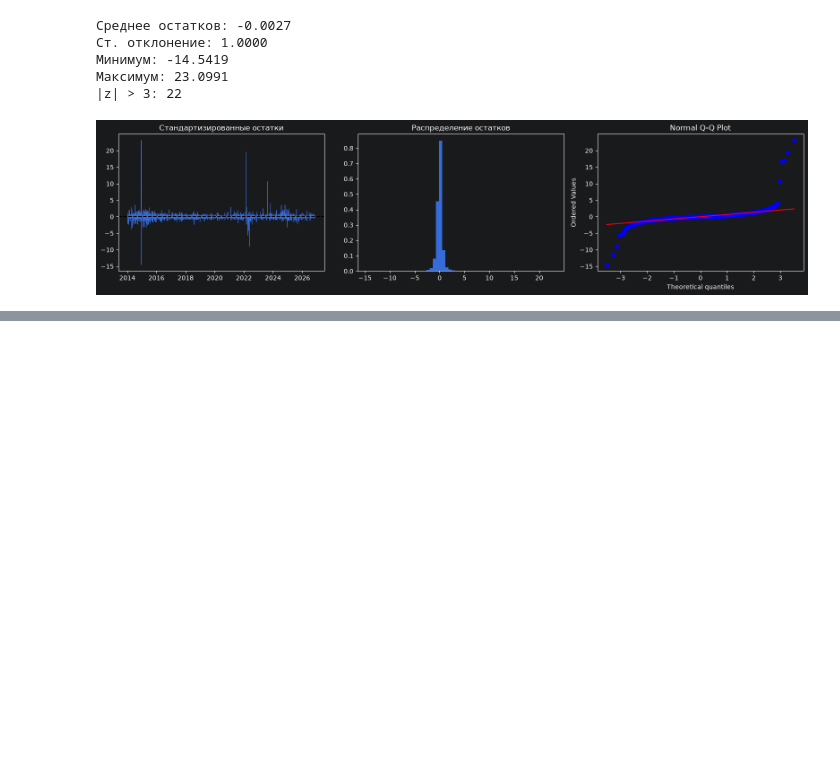
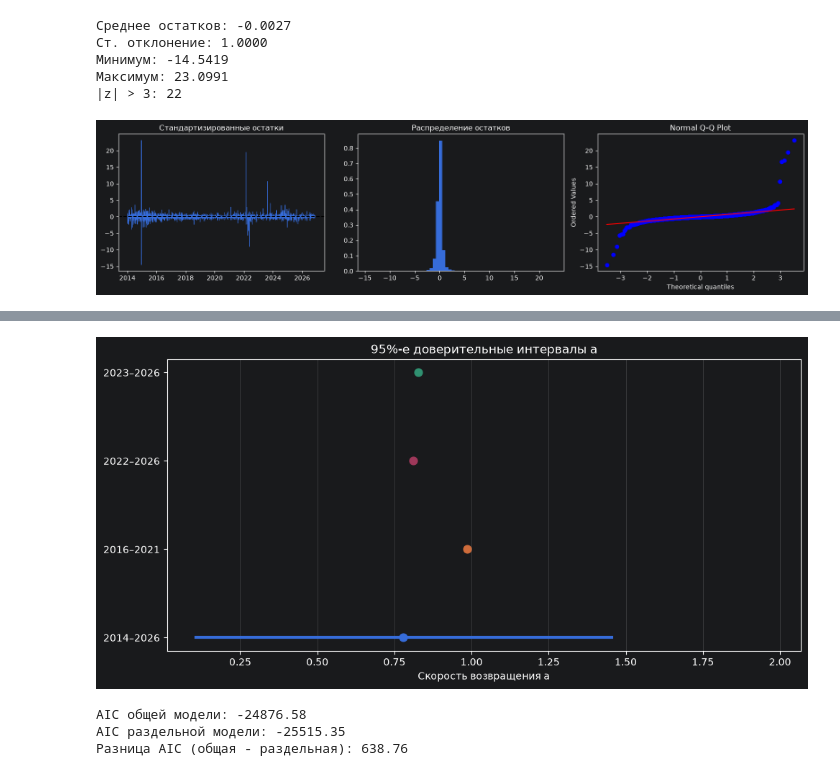
Before and after one commit to blbl-blbl/russian-interest-rate-models, a Jupyter notebook: notebooks/02_vasicek_calibration.ipynb, the cells around one changed output, grey strips where cells are left out. Saved outputs shown, nothing was run; the diff lists cells and outputs as text; code cells hidden in the pictures; blank space fills up the shorter version.

```diff
--- a/notebooks/02_vasicek_calibration.ipynb
+++ b/notebooks/02_vasicek_calibration.ipynb
@@ -470,0 +550,77 @@ plt.show()
+# %%
+plt.figure(figsize=(10, 5))
+
+for i, row in results_df.iterrows():
+    plt.plot(
+        [row["a lower"], row["a upper"]],
+        [i, i],
+        linewidth=3
+    )
+
+    plt.scatter(row["a"], i, s=60)
+
+plt.yticks(
+    range(len(results_df)),
+    results_df["Период"]
+)
+
+plt.xlabel("Скорость возвращения a")
+plt.title("95%-е доверительные интервалы a")
+
+plt.grid(axis="x", alpha=0.3)
+plt.tight_layout()
+plt.show()
+# %% [output]
+[figure, added]
+# %%
+def period_pairs(start, end=None):
+    subset = ruonia_wide[
+        ruonia_wide["date"] >= start
+    ].copy()
+
+    if end is not None:
+        subset = subset[subset["date"] < end]
+
+    subset = subset.sort_values("date")
+
+    rates = subset["ruonia_pct"].to_numpy()
+    times = (
+        subset["date"].diff().dt.days
+        .iloc[1:].to_numpy() / 365
+    )
+
+    return rates[:-1], rates[1:], times
+
+
+p1 = period_pairs("2016-01-01", "2022-01-01")
+p2 = period_pairs("2022-01-01")
+
+# Две независимые калибровки
+fit1 = calibrate_profile(*p1)
+fit2 = calibrate_profile(*p2)
+
+nll_separate = fit1["nll"] + fit2["nll"]
+
+# Один набор параметров для тех же переходов
+r0 = np.concatenate([p1[0], p2[0]])
+r1 = np.concatenate([p1[1], p2[1]])
+delta = np.concatenate([p1[2], p2[2]])
+
+fit_common = calibrate_profile(r0, r1, delta)
+
+# Информационный критерий Акаике
+# AIC = 2k + 2NLL
+aic_common = 2 * 3 + 2 * fit_common["nll"]
+aic_separate = 2 * 6 + 2 * nll_separate
+
+print(f"AIC общей модели: {aic_common:.2f}")
+print(f"AIC раздельной модели: {aic_separate:.2f}")
+
+print(
+    "Разница AIC (общая - раздельная):",
+    round(aic_common - aic_separate, 2)
+)
+# %% [output]
+AIC общей модели: -24876.58
+AIC раздельной модели: -25515.35
+Разница AIC (общая - раздельная): 638.76
```
Also changed, not shown: parts of 3 cells of this notebook.
